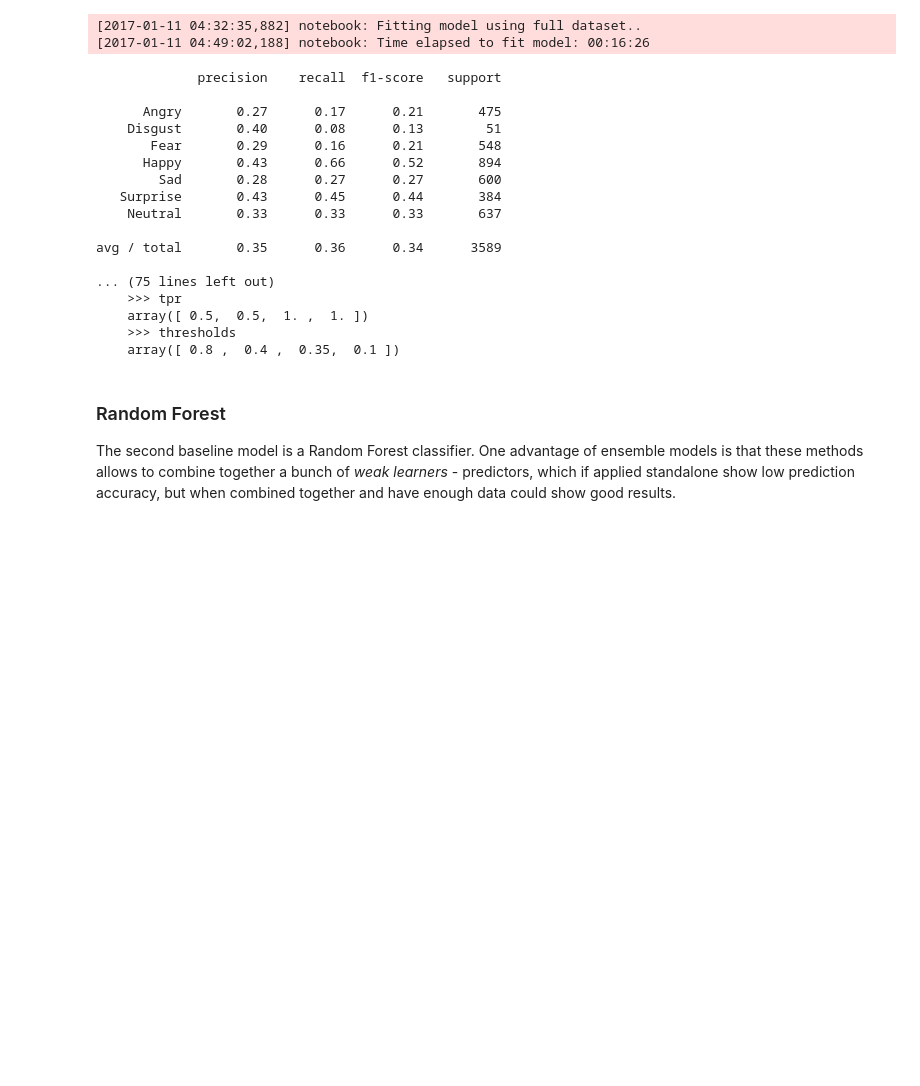
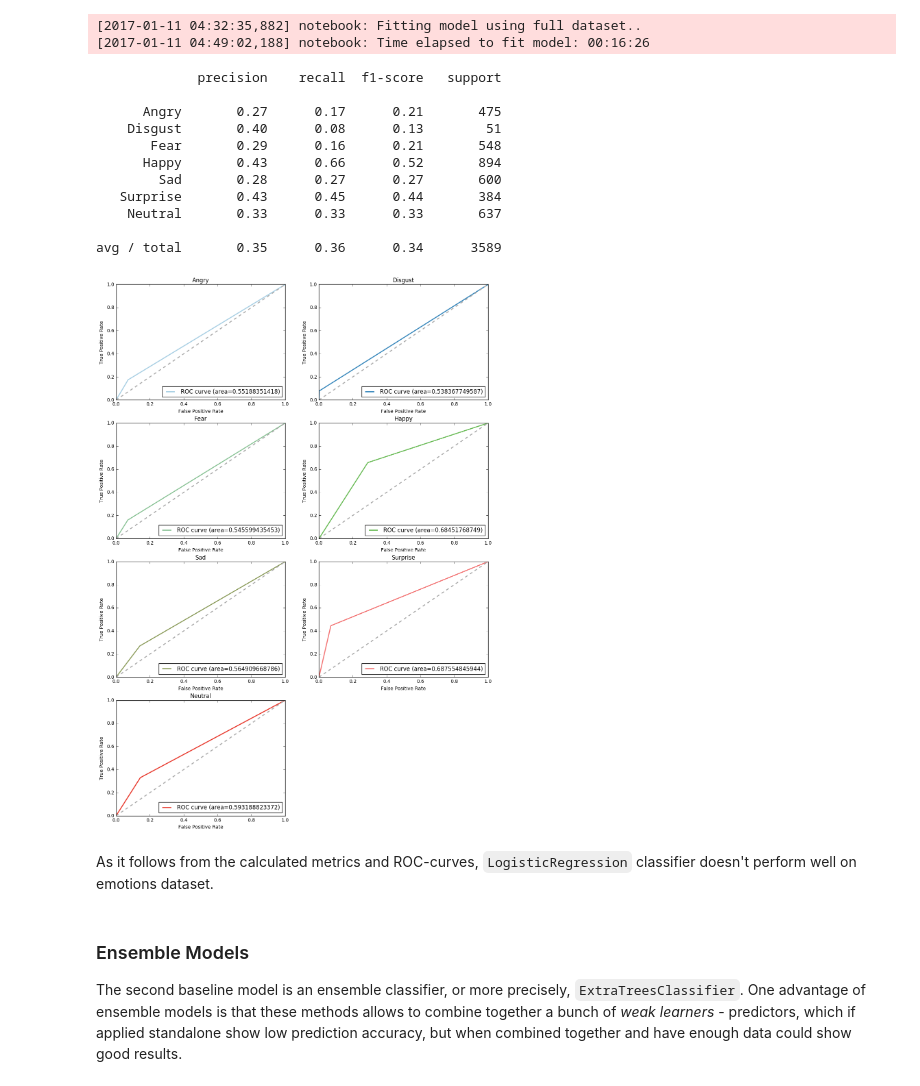
Before and after one commit to devforfu/emotions, a Jupyter notebook: emotions.ipynb, the cells around one changed output. Drawn from its saved outputs; the diff is of its cells as text; code cells hidden in the pictures; blank space fills up the shorter version.

Commit message:
Baseline models completed

```diff
--- a/emotions.ipynb
+++ b/emotions.ipynb
@@ -400,39 +400,46 @@ log.info("Time elapsed to fit model: %s", timer)
 # %%
 from itertools import chain
 
 from sklearn.metrics import classification_report, roc_curve
+from IPython.display import display
 import matplotlib.pyplot as plt
 
-from utils import load_model
+from utils import load_model, plot_roc_curve
 from emotions import FER2013Dataset
 
 
 target_names = FER2013Dataset.VERBOSE_EMOTION
 full_model = load_model(DATA_FOLDER, 'logreg.model')
 y_preds = full_model.predict(X_test)
 print(classification_report(y_test, y_preds, target_names=target_names))
 
-roc_curves, axes = plt.subplots(4, 2, figsize=(14, 10))
-for target_name, ax in zip(target_names, chain(*axes)):
+colors = plt.get_cmap('Paired')
+roc_curves, axes = plt.subplots(4, 2, figsize=(14, 20))
+axes = list(chain(*axes))
+for label, ax in zip(full_model.classes_, axes):
+    binary_test = [int(y == label) for y in y_test]
+    binary_pred = [int(y == label) for y in y_preds]
+    plot_roc_curve(binary_test, binary_pred, color=colors(label * 20), ax=ax)
+    ax.set_title(target_names[label])
+axes[-1].remove()
+
+display(roc_curves)
 # %% [output]
              precision    recall  f1-score   support
 
       Angry       0.27      0.17      0.21       475
     Disgust       0.40      0.08      0.13        51
        Fear       0.29      0.16      0.21       548
       Happy       0.43      0.66      0.52       894
         Sad       0.28      0.27      0.27       600
    Surprise       0.43      0.45      0.44       384
     Neutral       0.33      0.33      0.33       637
 
 avg / total       0.35      0.36      0.34      3589
-
-... (75 lines left out)
-    >>> tpr
-    array([ 0.5,  0.5,  1. ,  1. ])
-    >>> thresholds
-    array([ 0.8 ,  0.4 ,  0.35,  0.1 ])
+[figure, added]
+# %% [markdown]
+As it follows from the calculated metrics and ROC-curves, `LogisticRegression` classifier doesn't perform well on emotions dataset.
 # %% [markdown]
-### Random Forest
+### Ensemble Models
 
-The second baseline model is a Random Forest classifier. One advantage of ensemble models is that these methods allows to combine together a bunch of _weak learners_ - predictors, which if applied standalone show low prediction accuracy, but when combined together and have enough data could show good results.
+The second baseline model is an ensemble classifier, or more precisely, `ExtraTreesClassifier`. One advantage of ensemble models is that these methods allows to combine together a bunch of _weak learners_ - predictors, which if applied standalone show low prediction accuracy, but when combined together and have enough data could show good results.
```
Also changed, not shown: parts of 14 cells of this notebook, 1 other file.
